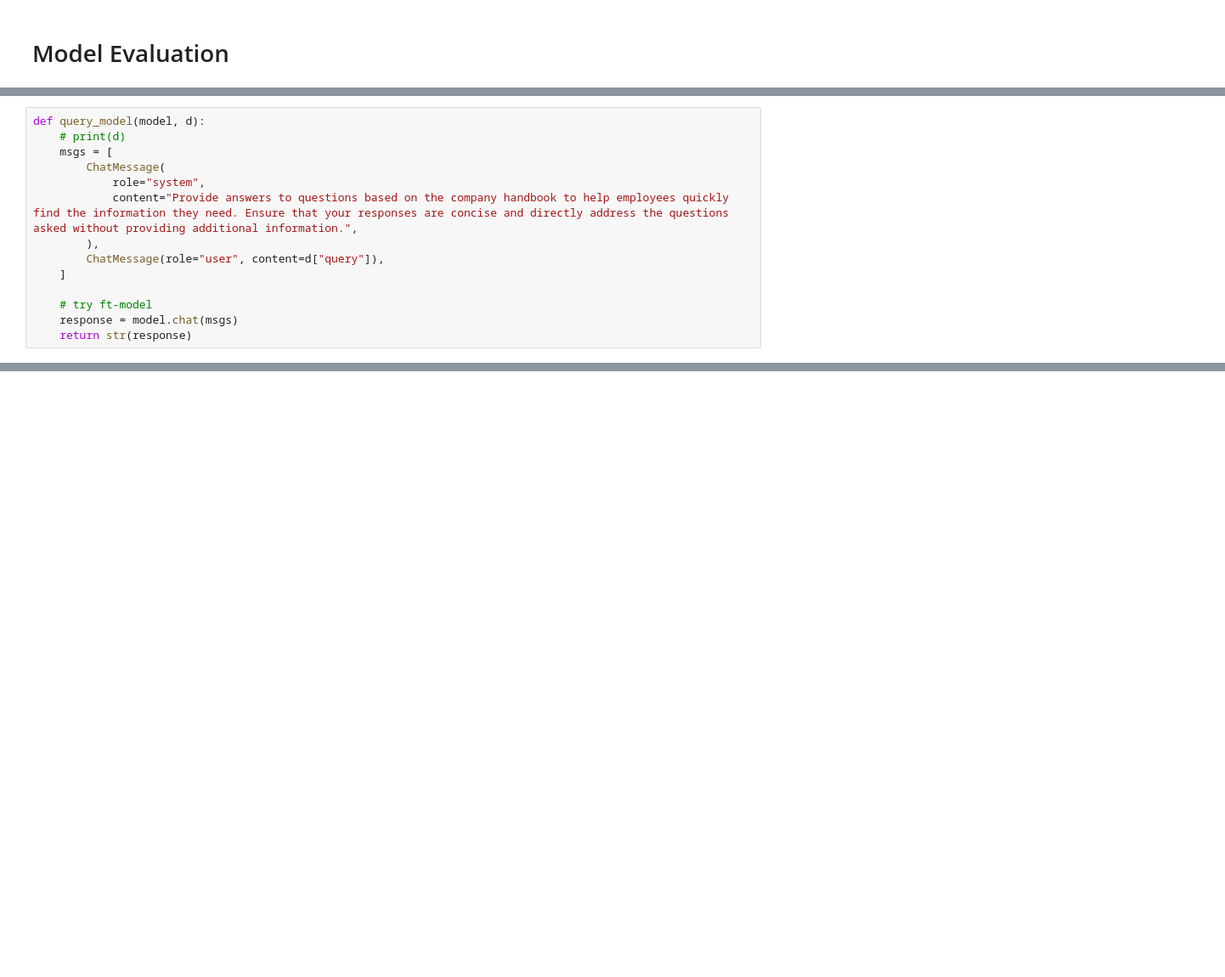
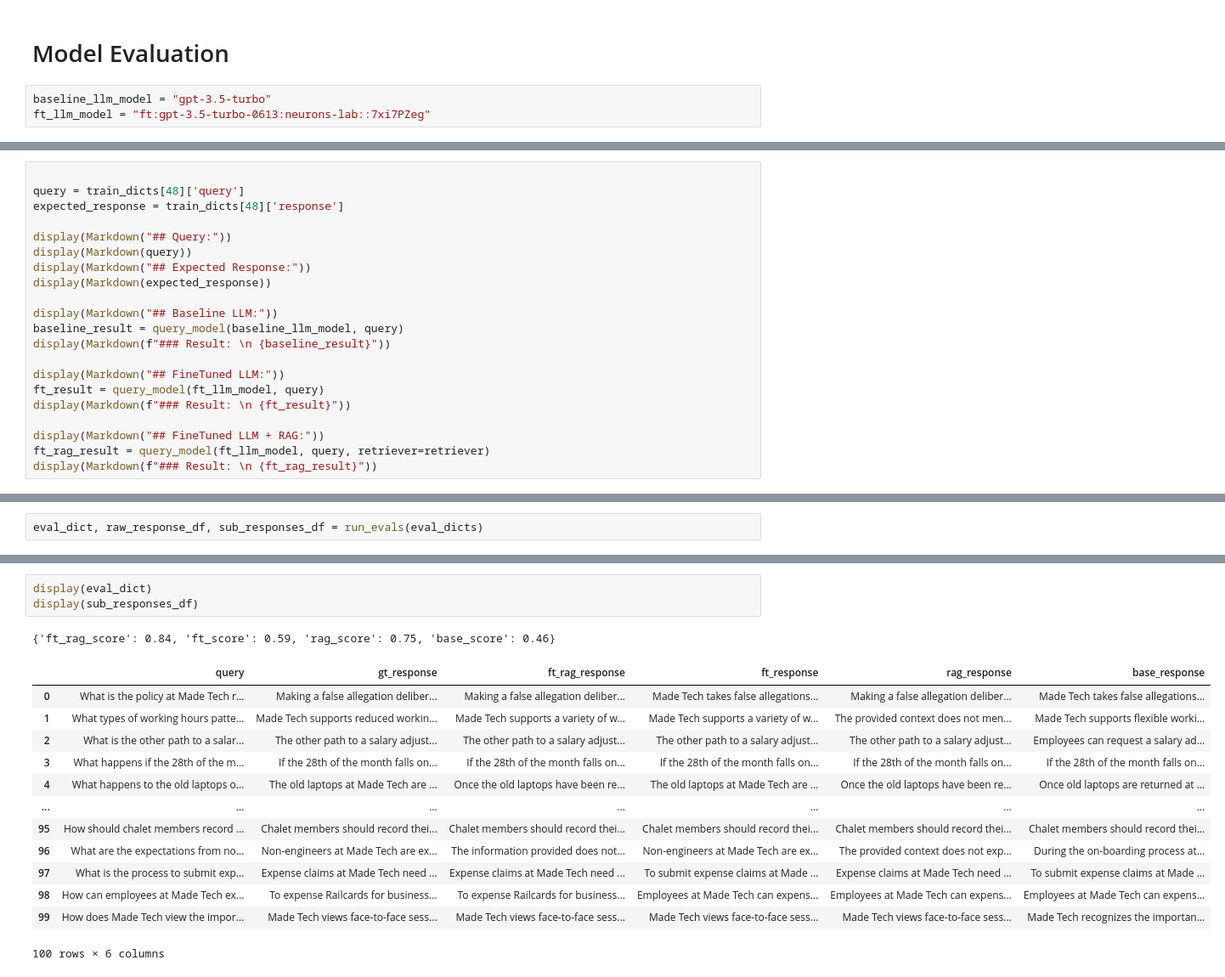
Before and after one commit to neurons-lab/enterprise-knowledge-graph, a Jupyter notebook: 6_model_evaluation.ipynb, the cells around one changed output, grey strips where cells are left out. Shown: that part at 85% size. Saved outputs shown, nothing was run; the diff lists cells and outputs as text; blank space fills up the shorter version.

Commit message:
model evaluation

```diff
--- a/6_model_evaluation.ipynb
+++ b/6_model_evaluation.ipynb
@@ -205,3 +55,6 @@ The purpose of a buddy in the Made Tech company is to help new team members conn
 # %% [markdown]
 # Model Evaluation
+# %%
+baseline_llm_model = "gpt-3.5-turbo"
+ft_llm_model = "ft:gpt-3.5-turbo-0613:neurons-lab::7xi7PZeg"
 # %%
@@ -218,17 +70,3 @@ def load_data(path: str):
 
 train_dicts = load_data("data/qa_pairs_train.jsonl")
 eval_dicts = load_data("data/qa_pairs_val.jsonl")
-# %%
-def query_model(model, d):
-    # print(d)
-    msgs = [
-        ChatMessage(
-            role="system",
-            content="Provide answers to questions based on the company handbook to help employees quickly find the information they need. Ensure that your responses are concise and directly address the questions asked without providing additional information.",
-        ),
-        ChatMessage(role="user", content=d["query"]),
-    ]
-
-    # try ft-model
-    response = model.chat(msgs)
-    return str(response)
@@ -248,0 +115,21 @@ assistant: The Protected Characteristics under the legal framework of Made Tech'
+# %%
+
+query = train_dicts[48]['query']
+expected_response = train_dicts[48]['response']
+
+display(Markdown("## Query:"))
+display(Markdown(query))
+display(Markdown("## Expected Response:"))
+display(Markdown(expected_response))
+
+display(Markdown("## Baseline LLM:"))
+baseline_result = query_model(baseline_llm_model, query)
+display(Markdown(f"### Result: \n {baseline_result}"))
+
+display(Markdown("## FineTuned LLM:"))
+ft_result = query_model(ft_llm_model, query)
+display(Markdown(f"### Result: \n {ft_result}"))
+
+display(Markdown("## FineTuned LLM + RAG:"))
+ft_rag_result = query_model(ft_llm_model, query, retriever=retriever)
+display(Markdown(f"### Result: \n {ft_rag_result}"))
@@ -248,0 +291,2 @@ assistant: The Protected Characteristics under the legal framework of Made Tech'
+# %%
+eval_dict, raw_response_df, sub_responses_df = run_evals(eval_dicts)
@@ -248,0 +367,18 @@ assistant: The Protected Characteristics under the legal framework of Made Tech'
+# %%
+display(eval_dict)
+display(sub_responses_df)
+# %% [output]
+{'ft_rag_score': 0.84, 'ft_score': 0.59, 'rag_score': 0.75, 'base_score': 0.46}
+|  | query | gt_response | ft_rag_response | ft_response | rag_response | base_response |
+| 0 | What is the policy at Made Tech r... | Making a false allegation deliber... | Making a false allegation deliber... | Made Tech takes false allegations... | Making a false allegation deliber... | Made Tech takes false allegations... |
+| 1 | What types of working hours patte... | Made Tech supports reduced workin... | Made Tech supports a variety of w... | Made Tech supports a variety of w... | The provided context does not men... | Made Tech supports flexible worki... |
+| 2 | What is the other path to a salar... | The other path to a salary adjust... | The other path to a salary adjust... | The other path to a salary adjust... | The other path to a salary adjust... | Employees can request a salary ad... |
+| 3 | What happens if the 28th of the m... | If the 28th of the month falls on... | If the 28th of the month falls on... | If the 28th of the month falls on... | If the 28th of the month falls on... | If the 28th of the month falls on... |
+| 4 | What happens to the old laptops o... | The old laptops at Made Tech are ... | Once the old laptops have been re... | The old laptops at Made Tech are ... | Once the old laptops have been re... | Once old laptops are returned at ... |
+| ... | ... | ... | ... | ... | ... | ... |
+| 95 | How should chalet members record ... | Chalet members should record thei... | Chalet members should record thei... | Chalet members should record thei... | Chalet members should record thei... | Chalet members should record thei... |
+| 96 | What are the expectations from no... | Non-engineers at Made Tech are ex... | The information provided does not... | Non-engineers at Made Tech are ex... | The provided context does not exp... | During the on-boarding process at... |
+| 97 | What is the process to submit exp... | Expense claims at Made Tech need ... | Expense claims at Made Tech need ... | To submit expense claims at Made ... | Expense claims at Made Tech need ... | To submit expense claims at Made ... |
+| 98 | How can employees at Made Tech ex... | To expense Railcards for business... | To expense Railcards for business... | Employees at Made Tech can expens... | Employees at Made Tech can expens... | Employees at Made Tech can expens... |
+| 99 | How does Made Tech view the impor... | Made Tech views face-to-face sess... | Made Tech views face-to-face sess... | Made Tech views face-to-face sess... | Made Tech views face-to-face sess... | Made Tech recognizes the importan... |
+100 rows × 6 columns
```
Also changed, not shown: parts of 38 cells of this notebook, 1 other file.
